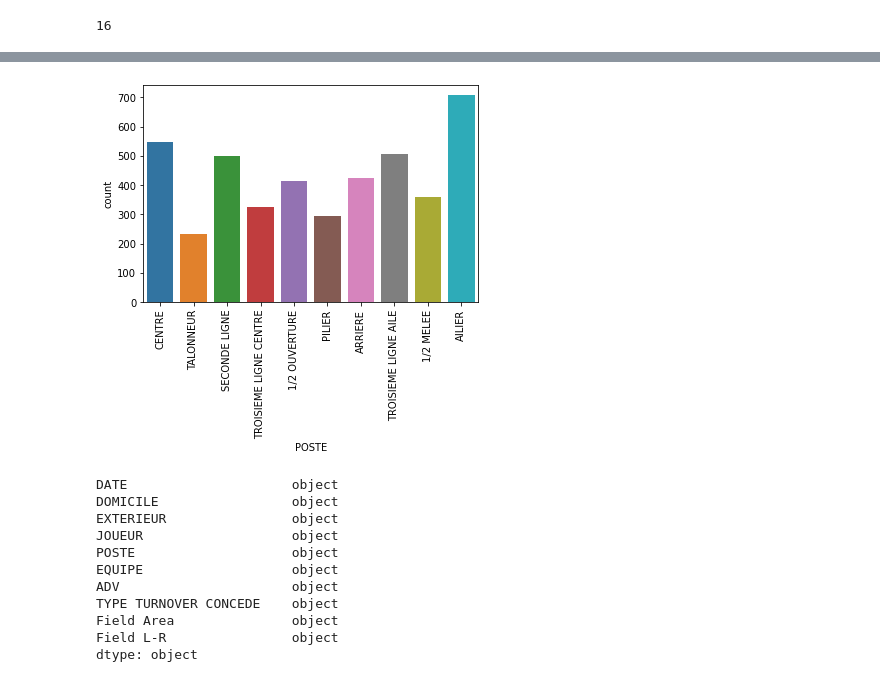
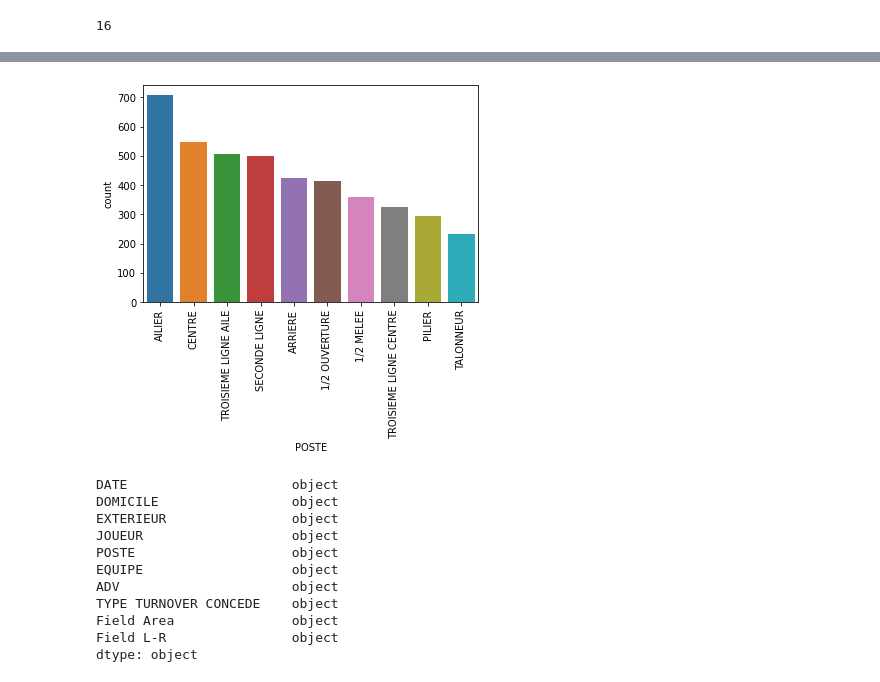
Before and after one commit to UCDPAIanSheridan/UCDPA_IanSheridan, a Jupyter notebook: MyProject.ipynb, the cells around one changed output, grey strips where cells are left out. Cells and saved outputs as stored; diff of their text form; code cells hidden in the pictures.

```diff
--- a/MyProject.ipynb
+++ b/MyProject.ipynb
@@ -140,5 +160,5 @@ turnover.head()
 # %%
-graph = sns.countplot(x='TYPE TURNOVER CONCEDE', data=turnover)
-for item in graph.get_xticklabels():
+types = sns.countplot(x='TYPE TURNOVER CONCEDE', data=turnover, order=turnover['TYPE TURNOVER CONCEDE'].value_counts().index)
+for item in types.get_xticklabels():
     item.set_rotation(90)
 # %% [output]
@@ -145,0 +170,4 @@ for item in graph.get_xticklabels():
+# %%
+teams = sns.countplot(x='EQUIPE', data=turnover, order=turnover['EQUIPE'].value_counts().index)
+for item in teams.get_xticklabels():
+    item.set_rotation(90)
@@ -146,9 +176,9 @@ for item in graph.get_xticklabels():
 # %%
-graph = sns.countplot(x='POSTE', data=turnover)
-for item in graph.get_xticklabels():
+positions = sns.countplot(x='POSTE', data=turnover, order=turnover['POSTE'].value_counts().index)
+for item in positions.get_xticklabels():
     item.set_rotation(90)
 # %% [output]
-[figure, old version]
+[figure, new version]
 # %%
 turnover.dtypes
 # %% [output]
```
Also changed, not shown: parts of 12 cells of this notebook.
